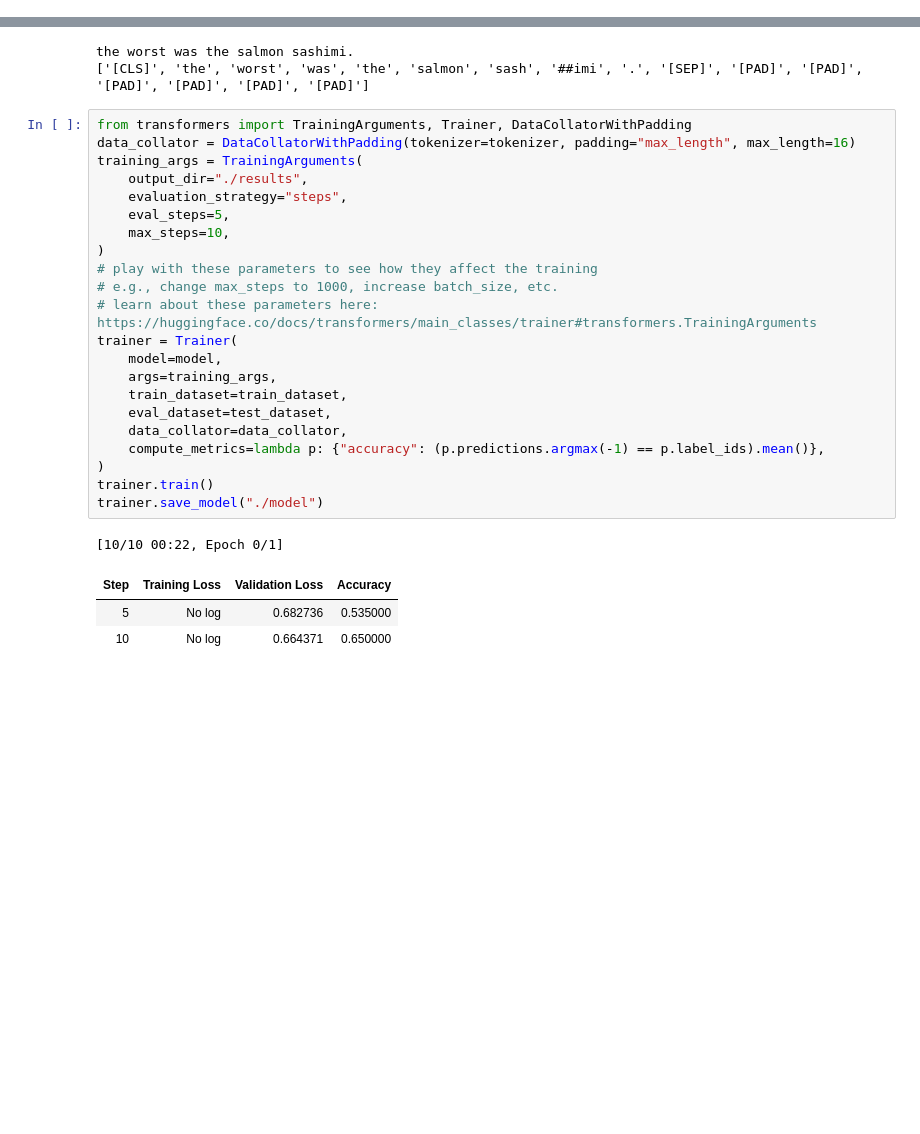
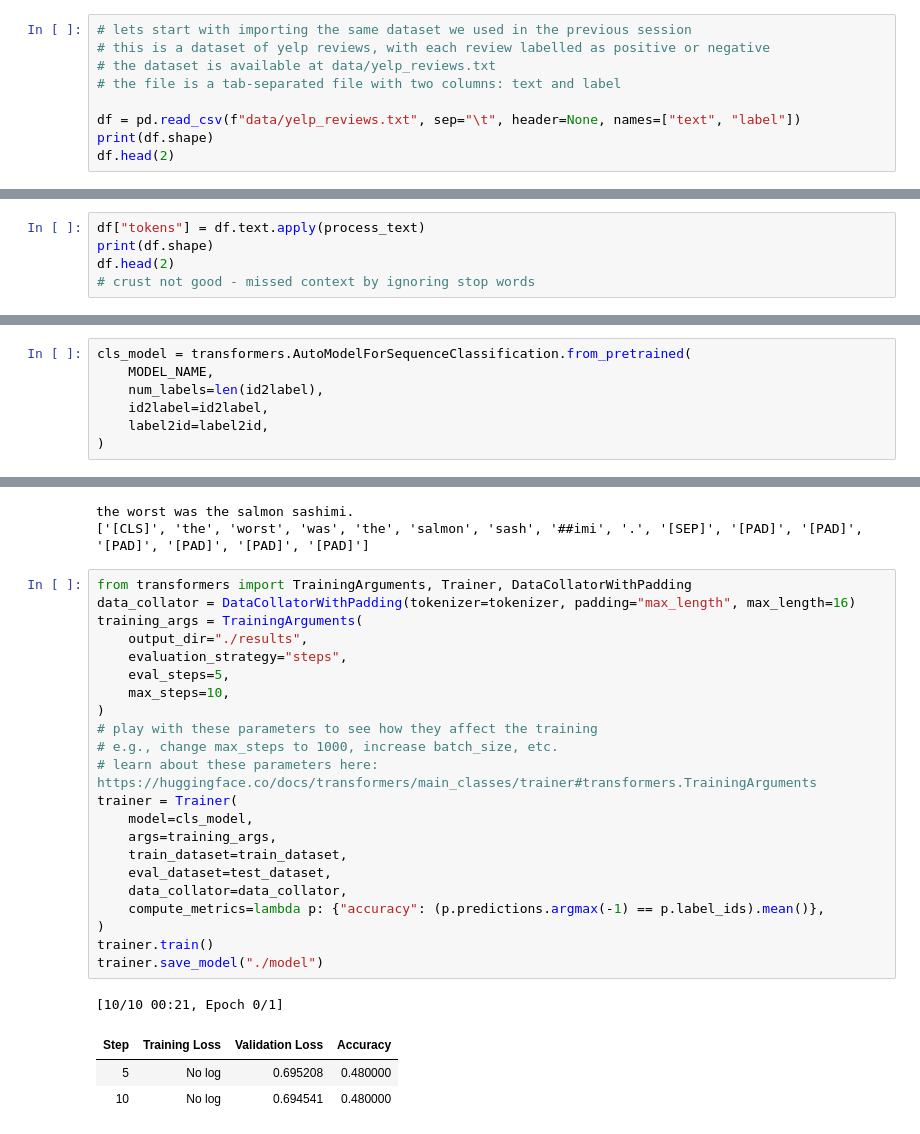
Before and after one commit to ashishu007/nlp-intro, a Jupyter notebook: bert.ipynb, the cells around one changed output, grey strips where cells are left out. Cells and saved outputs as stored; diff of their text form; blank space fills up the shorter version.

```diff
--- a/bert.ipynb
+++ b/bert.ipynb
@@ -27,0 +17,9 @@ df.head(2)
+# %%
+# lets start with importing the same dataset we used in the previous session
+# this is a dataset of yelp reviews, with each review labelled as positive or negative
+# the dataset is available at data/yelp_reviews.txt
+# the file is a tab-separated file with two columns: text and label
+
+df = pd.read_csv(f"data/yelp_reviews.txt", sep="\t", header=None, names=["text", "label"])
+print(df.shape)
+df.head(2)
@@ -27,0 +82,5 @@ df.head(2)
+# %%
+df["tokens"] = df.text.apply(process_text)
+print(df.shape)
+df.head(2)
+# crust not good - missed context by ignoring stop words
@@ -27,0 +368,7 @@ df.head(2)
+# %%
+cls_model = transformers.AutoModelForSequenceClassification.from_pretrained(
+    MODEL_NAME,
+    num_labels=len(id2label),
+    id2label=id2label,
+    label2id=label2id,
+)
@@ -52,27 +416,27 @@ the worst was the salmon sashimi.
 # %%
 from transformers import TrainingArguments, Trainer, DataCollatorWithPadding
 data_collator = DataCollatorWithPadding(tokenizer=tokenizer, padding="max_length", max_length=16)
 training_args = TrainingArguments(
     output_dir="./results",
     evaluation_strategy="steps",
     eval_steps=5,
     max_steps=10,
 )
 # play with these parameters to see how they affect the training
 # e.g., change max_steps to 1000, increase batch_size, etc.
 # learn about these parameters here: https://huggingface.co/docs/transformers/main_classes/trainer#transformers.TrainingArguments
 trainer = Trainer(
-    model=model,
+    model=cls_model,
     args=training_args,
     train_dataset=train_dataset,
     eval_dataset=test_dataset,
     data_collator=data_collator,
     compute_metrics=lambda p: {"accuracy": (p.predictions.argmax(-1) == p.label_ids).mean()},
 )
 trainer.train()
 trainer.save_model("./model")
 # %% [output]
-[10/10 00:22, Epoch 0/1]
+[10/10 00:21, Epoch 0/1]
 | Step | Training Loss | Validation Loss | Accuracy |
-| 5 | No log | 0.682736 | 0.535000 |
-| 10 | No log | 0.664371 | 0.650000 |
+| 5 | No log | 0.695208 | 0.480000 |
+| 10 | No log | 0.694541 | 0.480000 |
```
Also changed, not shown: parts of 55 cells of this notebook, 13 other files.
